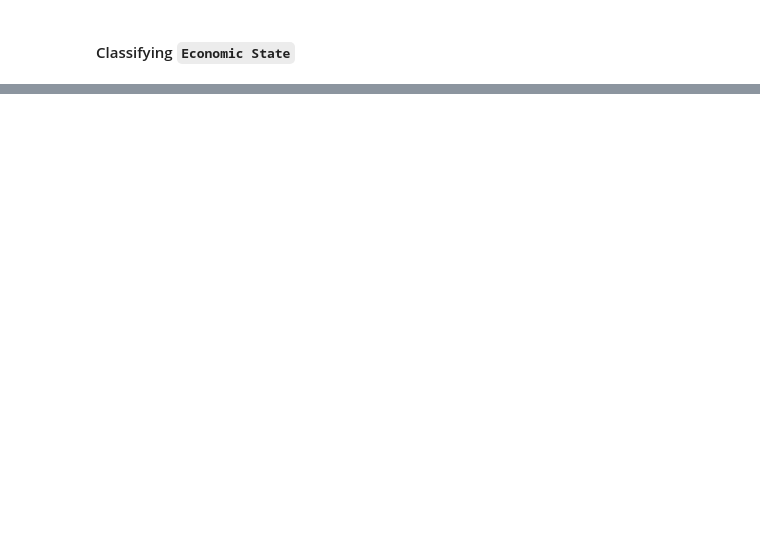
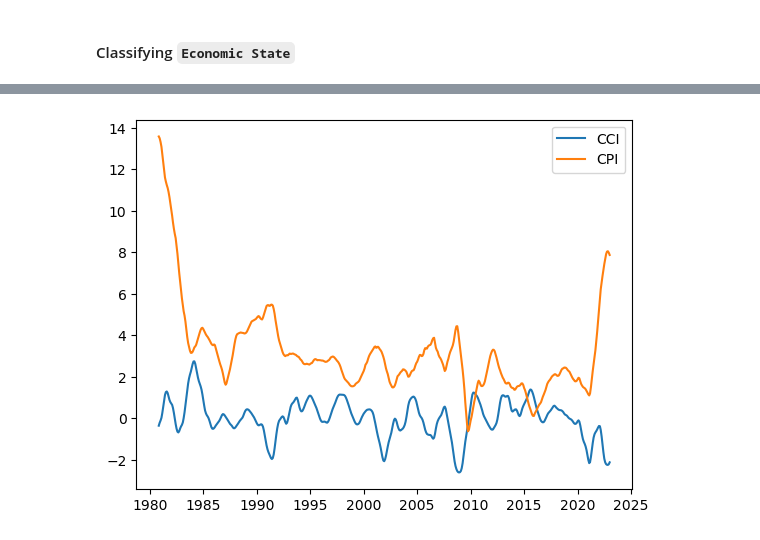
Before and after one commit to bychok/ai_project_2_group_10, a Jupyter notebook: financial_EDA.ipynb, the cells around one changed output, grey strips where cells are left out. Saved outputs shown, nothing was run; the diff lists cells and outputs as text; code cells hidden in the pictures; blank space fills up the shorter version.

```diff
--- a/financial_EDA.ipynb
+++ b/financial_EDA.ipynb
@@ -768,3 +1131,10 @@ for col in flag_cols:
 #     (df_eco_test_2[flag_cols[5]] == 'moderate negative') |
 #     (df_eco_test_2[flag_cols[5]] == 'strong negative')
 # ]
+# %%
+plt.plot(df_eco_test_2[features_to_flag[0]], label='CCI')
+plt.plot(df_eco_test_2[features_to_flag[1]], label='CPI')
+plt.legend()
+plt.show()
+# %% [output]
+[figure, added]
```
Also changed, not shown: parts of 66 cells of this notebook.
